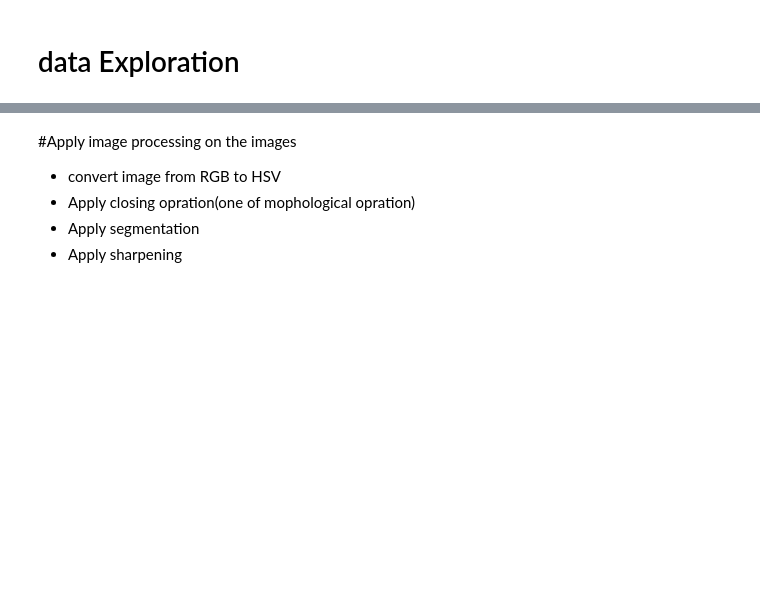
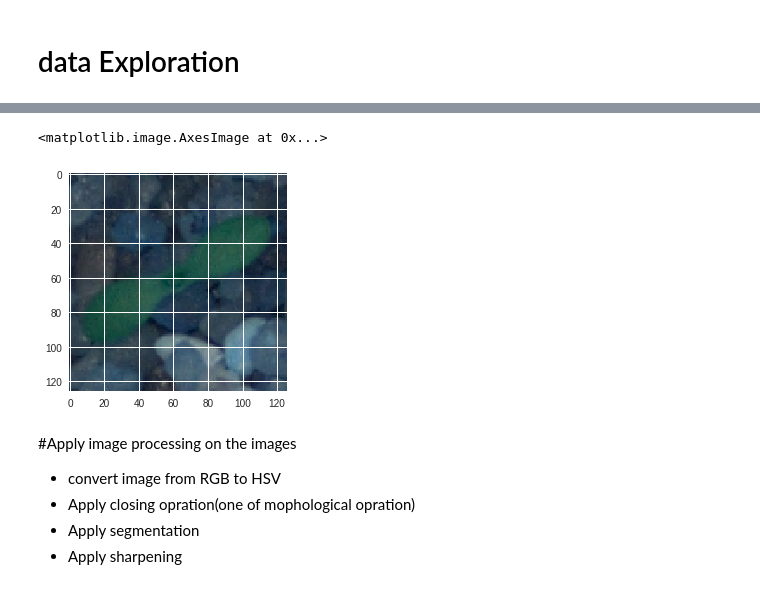
Before and after one commit to Nourahussein/Plant-seedling-classification, a Jupyter notebook: FINAL_seedling.ipynb, the cells around one changed output, grey strips where cells are left out. Cells and saved outputs as stored; diff of their text form; code cells hidden in the pictures; blank space fills up the shorter version.

```diff
--- a/FINAL_seedling.ipynb
+++ b/FINAL_seedling.ipynb
@@ -171,3 +175,8 @@ plot_for_class("Charlock")
+# %%
+plt.imshow(img)
+# %% [output]
+<matplotlib.image.AxesImage at 0x...>
+[figure, added]
 # %% [markdown]
 #Apply image processing on the images
 * convert image from RGB to HSV
```
Also changed, not shown: parts of 11 cells of this notebook.
